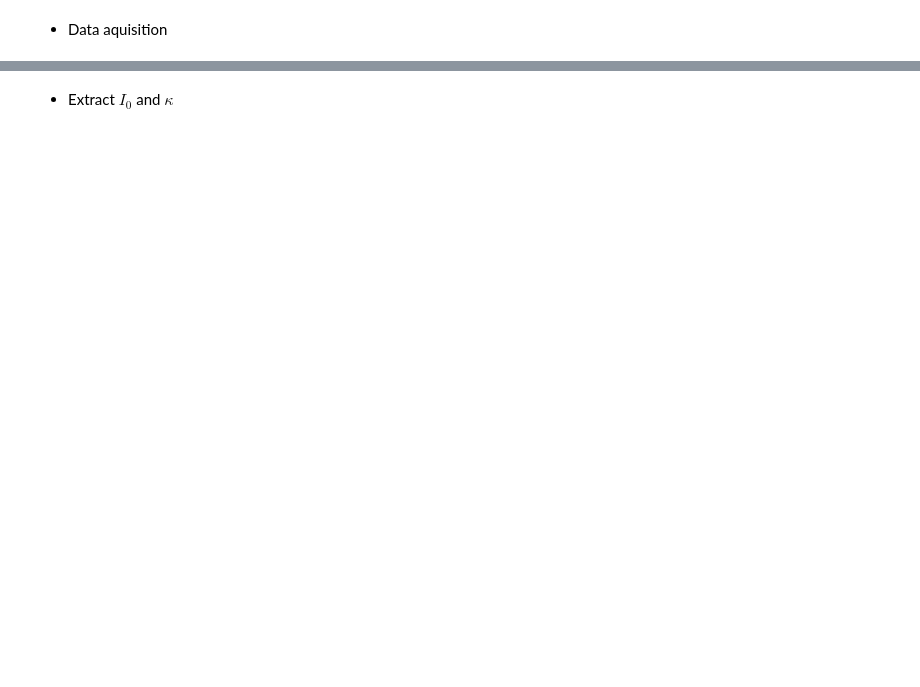
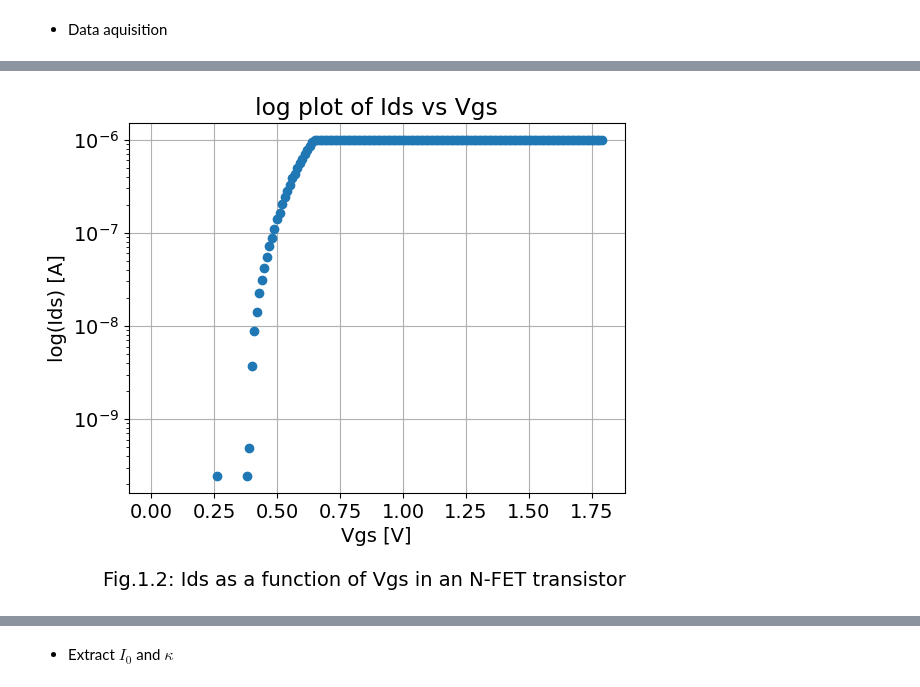
Before and after one commit to daggermaster3000/NE1, a Jupyter notebook: TP2/2022_Lab2_SubThr_GroupNumber_FirstName_LastName.ipynb, the cells around one changed output, grey strips where cells are left out. Saved outputs shown, nothing was run; the diff lists cells and outputs as text; code cells hidden in the pictures; blank space fills up the shorter version.

```diff
--- a/TP2/2022_Lab2_SubThr_GroupNumber_FirstName_LastName.ipynb
+++ b/TP2/2022_Lab2_SubThr_GroupNumber_FirstName_LastName.ipynb
@@ -241,2 +270,3 @@ plt.rcParams.update({'font.size': 14})
 # %%
 # Load data you saved and plot, to check if the data is saved correctly
+y,x = np.loadtxt('TP_2_data_3_1.csv',delimiter=',')
@@ -246,0 +273,13 @@ plt.rcParams.update({'font.size': 14})
+# %%
+# plot in logarithmic scale
+plt.plot(x,y,"o")
+plt.xlabel('''Vgs [V]
+
+        Fig.1.2: Ids as a function of Vgs in an N-FET transistor            ''')
+plt.ylabel('log(Ids) [A]')
+plt.title("log plot of Ids vs Vgs")
+plt.semilogy()
+plt.grid()
+plt.show()
+# %% [output]
+[figure, added]
```
Also changed, not shown: parts of 55 cells of this notebook, 6 other files.
